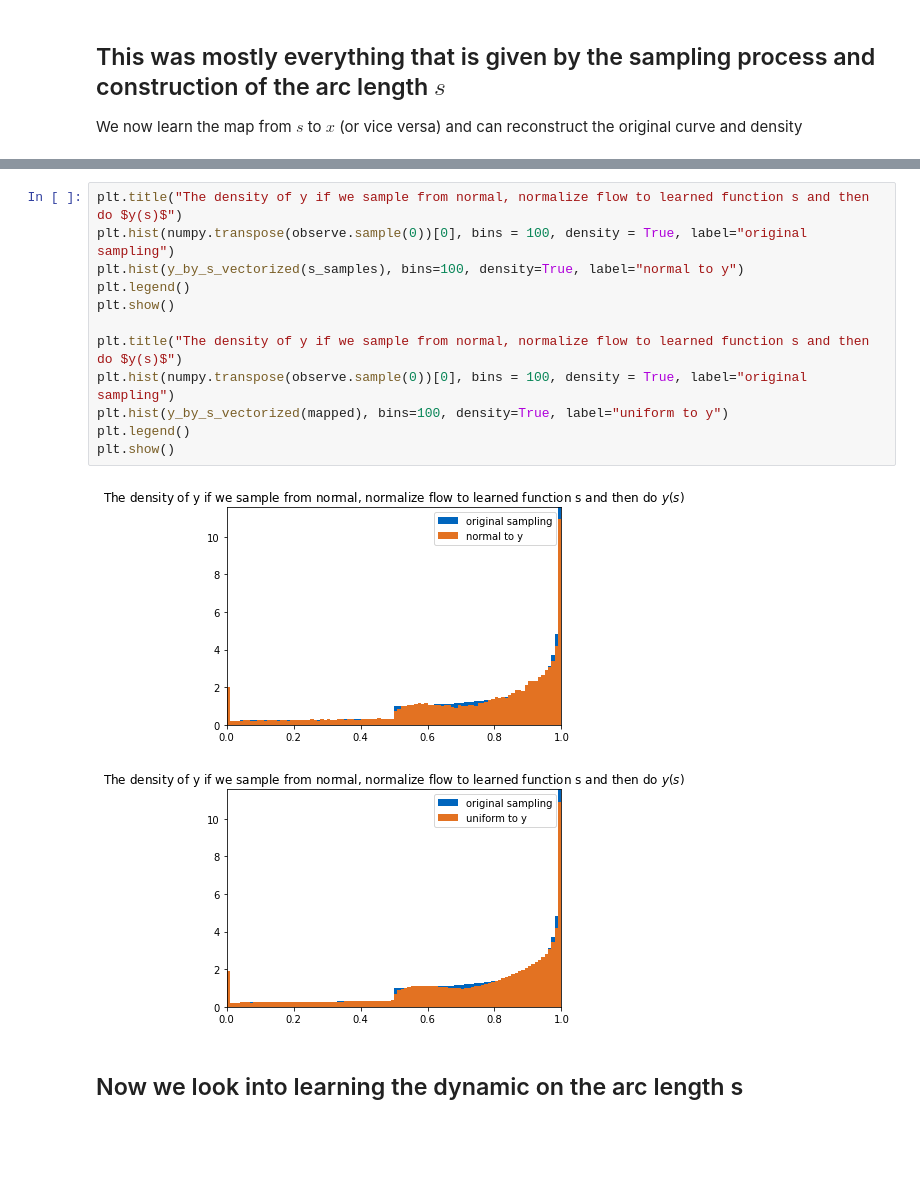
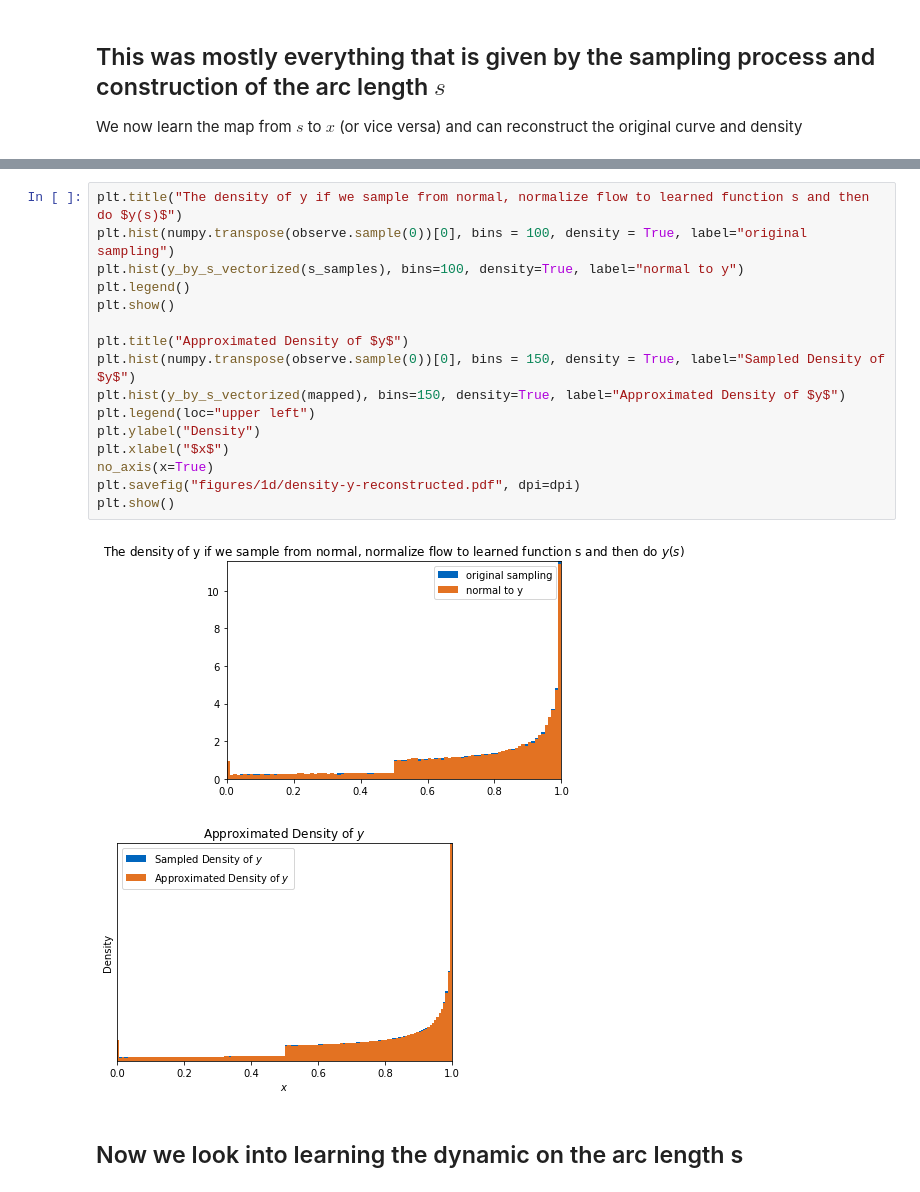
Before and after one commit to plainerman/density-transport, a Jupyter notebook: full_one_dimensional.ipynb, the cells around one changed output, grey strips where cells are left out. Drawn from its saved outputs; the diff is of its cells as text; blank space fills up the shorter version.

```diff
--- a/full_one_dimensional.ipynb
+++ b/full_one_dimensional.ipynb
@@ -151,18 +195,22 @@ plt.show()
 # %%
 plt.title("The density of y if we sample from normal, normalize flow to learned function s and then do $y(s)$")
 plt.hist(numpy.transpose(observe.sample(0))[0], bins = 100, density = True, label="original sampling")
 plt.hist(y_by_s_vectorized(s_samples), bins=100, density=True, label="normal to y")
 plt.legend()
 plt.show()
 
-plt.title("The density of y if we sample from normal, normalize flow to learned function s and then do $y(s)$")
-plt.hist(numpy.transpose(observe.sample(0))[0], bins = 100, density = True, label="original sampling")
-plt.hist(y_by_s_vectorized(mapped), bins=100, density=True, label="uniform to y")
-plt.legend()
+plt.title("Approximated Density of $y$")
+plt.hist(numpy.transpose(observe.sample(0))[0], bins = 150, density = True, label="Sampled Density of $y$")
+plt.hist(y_by_s_vectorized(mapped), bins=150, density=True, label="Approximated Density of $y$")
+plt.legend(loc="upper left")
+plt.ylabel("Density")
+plt.xlabel("$x$")
+no_axis(x=True)
+plt.savefig("figures/1d/density-y-reconstructed.pdf", dpi=dpi)
 plt.show()
 # %% [output]
-[figure, old version]
+[figure, new version]
-[figure, old version]
+[figure, new version]
 # %% [markdown]
 ## Now we look into learning the dynamic on the arc length s
 # %%
```
Also changed, not shown: parts of 14 cells of this notebook, 38 other files.
